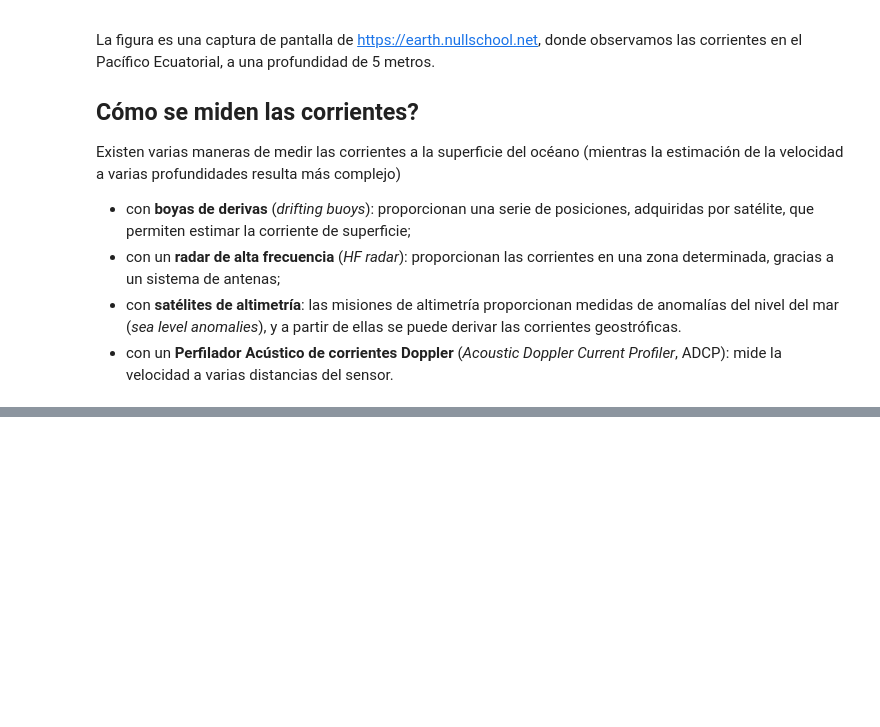
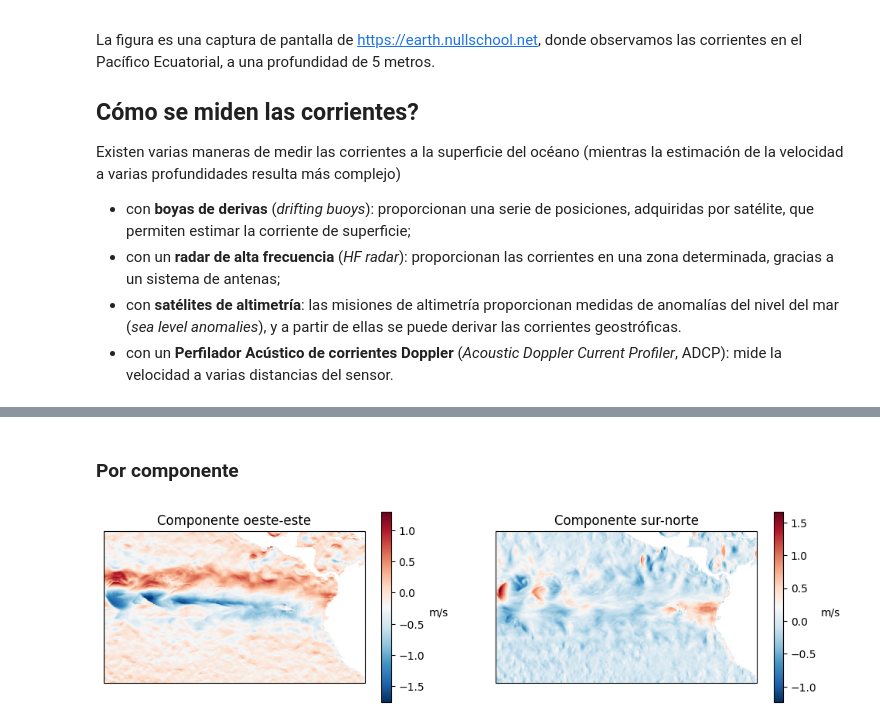
Before and after one commit to Intercoonecta/tutoriales, a Jupyter notebook: miercoles/datos_corrientes.ipynb, the cells around one changed output, grey strips where cells are left out. Drawn from its saved outputs; the diff is of its cells as text; code cells hidden in the pictures; blank space fills up the shorter version.

Commit message:
add figures

```diff
--- a/miercoles/datos_corrientes.ipynb
+++ b/miercoles/datos_corrientes.ipynb
@@ -13,3 +13,13 @@ Existen varias maneras de medir las corrientes a la superficie del océano (mien
 - con un **radar de alta frecuencia** (_HF radar_): proporcionan las corrientes en una zona determinada, gracias a un sistema de antenas;
 - con **satélites de altimetría**: las misiones de altimetría proporcionan medidas de anomalías del nivel del mar (_sea level anomalies_), y a partir de ellas se puede derivar las corrientes geostróficas.
 - con un **Perfilador Acústico de corrientes Doppler** (_Acoustic Doppler Current Profiler_, ADCP): mide la velocidad a varias distancias del sensor.
+# %%
+import os
+import numpy as np
+from urllib.request import urlretrieve
+import pandas as pd
+import xarray as xr
+import cartopy.crs as ccrs
+import matplotlib.pyplot as plt
+mainproj = ccrs.Mercator(central_longitude=-30.0, min_latitude=-20.0, max_latitude=20.0)
+datacrs = ccrs.PlateCarree()
@@ -17,0 +57,4 @@ s
+# %%
+currentfile = "cmems_mod_glo_phy-cur_anfc_0.083deg_P1D-m_1731678780714.nc"
+if not(os.path.exists(currentfile)):
+    urlretrieve("https://dox.uliege.be/index.php/s/mZLCV3TIbqr1Vqw/download", currentfile)
@@ -17,0 +63,3 @@ s
+# %%
+datacurrent = xr.open_dataset(currentfile)
+datacurrent
@@ -17,0 +84,23 @@ s
+# %% [markdown]
+### Por componente
+# %%
+llon, llat = np.meshgrid(datacurrent["longitude"].values, datacurrent["latitude"].values)
+uo =  datacurrent["uo"][0,0,:,:]
+vo =  datacurrent["vo"][0,0,:,:]
+magnitude = (u ** 2 + v ** 2) ** 0.5
+# %%
+fig = plt.figure(figsize=(12, 8))
+ax1 = plt.subplot(121, projection=mainproj)
+pcm1 = ax1.pcolormesh(datacurrent["longitude"], datacurrent["latitude"], uo, transform=datacrs, cmap=plt.cm.RdBu_r)
+ax1.set_title("Componente oeste-este")
+cb1 = plt.colorbar(pcm1, shrink=0.4)
+cb1.set_label("m/s", rotation=0, ha="left")
+
+ax2 = plt.subplot(122, projection=mainproj)
+pcm2 = ax2.pcolormesh(datacurrent["longitude"], datacurrent["latitude"], vo, transform=datacrs, cmap=plt.cm.RdBu_r)
+ax2.set_title("Componente sur-norte")
+cb2 = plt.colorbar(pcm2, shrink=0.4)
+cb2.set_label("m/s", rotation=0, ha="left")
+plt.show()
+# %% [output]
+[figure, added]
```
Also changed, not shown: parts of 13 cells of this notebook.
